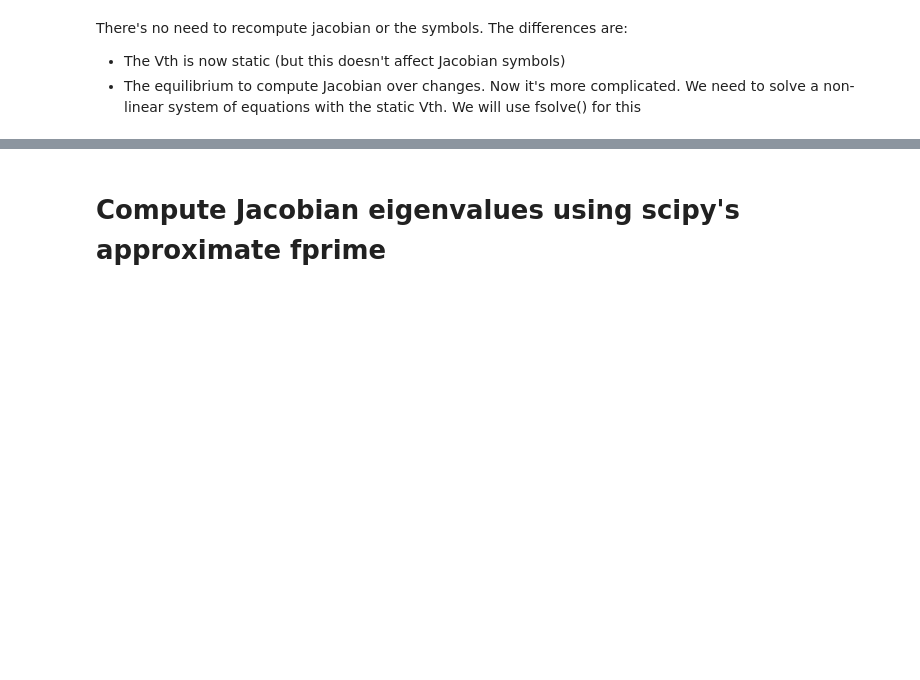
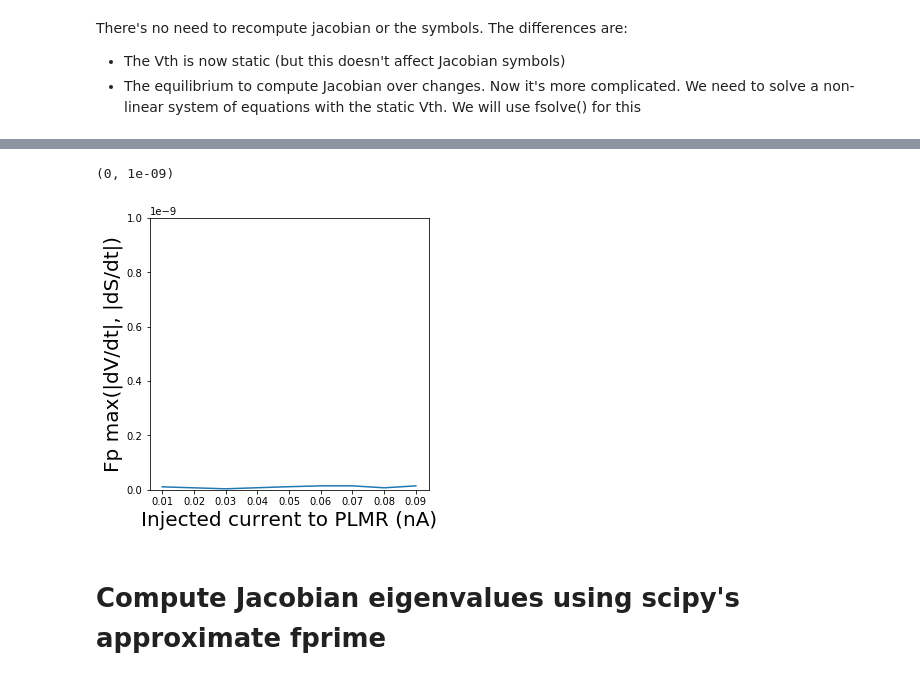
Before and after one commit to sjonany/c-elegans-discrete-neural, a Jupyter notebook: analysis/exp10_eigenvalue_spectrum.ipynb, the cells around one changed output, grey strips where cells are left out. Saved outputs shown, nothing was run; the diff lists cells and outputs as text; code cells hidden in the pictures; blank space fills up the shorter version.

```diff
--- a/analysis/exp10_eigenvalue_spectrum.ipynb
+++ b/analysis/exp10_eigenvalue_spectrum.ipynb
@@ -374,3 +455,14 @@ Evaluating jacobian takes 0.03s
+# %%
+# Let's check if dV,s/dt's are all 0s at these simulation-found fixed points,
+# to make sure they really are fixed points, rather than a simulation that's cut too short.
+fig, ax = plt.subplots(figsize=(5,5))
+ax.plot(I_nAs, fp_max_abs_fs)
+ax.set_xlabel("Injected current to PLMR (nA)", fontsize=20)
+ax.set_ylabel("Fp max(|dV/dt|, |dS/dt|)", fontsize=20)
+ax.set_ylim([0,0.000000001])
+# %% [output]
+(0, 1e-09)
+[figure, added]
 # %% [markdown]
 # Compute Jacobian eigenvalues using scipy's approximate fprime
 # %% [markdown]
```
Also changed, not shown: parts of 8 cells of this notebook, 1 other file.
